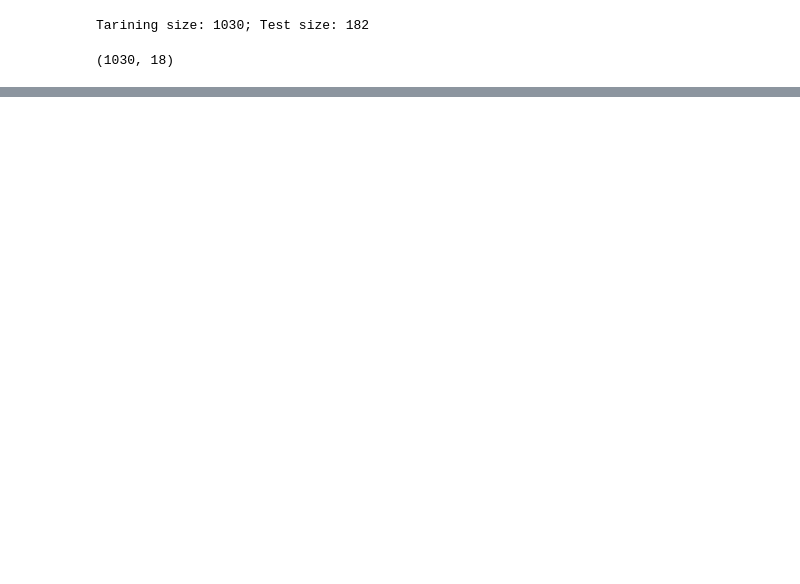
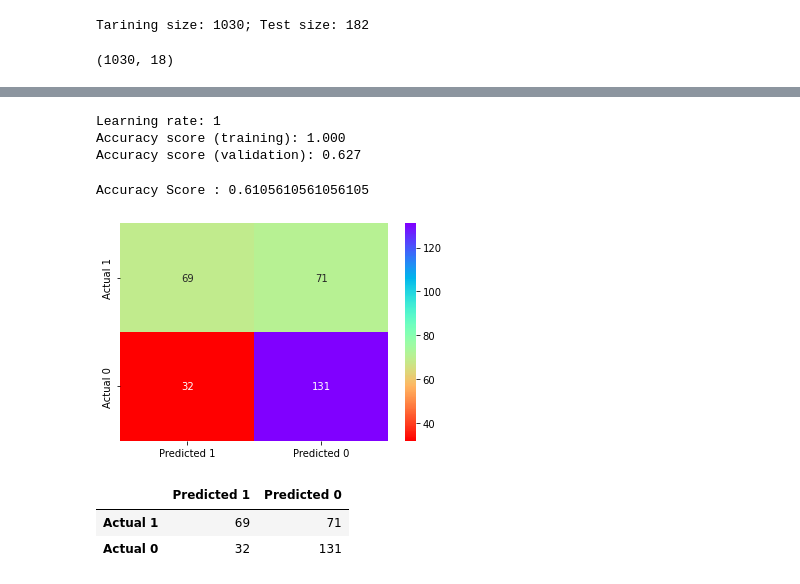
Before and after one commit to Azykan/Final-Project, a Jupyter notebook: Decision_Tree_ML.ipynb, the cells around one changed output, grey strips where cells are left out. Saved outputs shown, nothing was run; the diff lists cells and outputs as text; code cells hidden in the pictures; blank space fills up the shorter version.

```diff
--- a/Decision_Tree_ML.ipynb
+++ b/Decision_Tree_ML.ipynb
@@ -229,0 +424,5 @@ Accuracy: 62.1 %
+# %%
+# Loading data
+file_path = Path("Resources/track_analytics_full.csv")
+df_track = pd.read_csv(file_path)
+df_track.describe()
@@ -229,0 +439,15 @@ Accuracy: 62.1 %
+# %%
+X = df_tracks.copy()
+X = X.drop("rank", axis=1)
+y = df_track["rank"].values
+# %%
+X = X.drop("type",axis=1)
+X = X.drop("uri",axis=1)
+X = X.drop("id",axis=1)
+X = X.drop("track_href",axis=1)
+X= X.drop("analysis_url", axis=1)
+# %%
+from sklearn.model_selection import train_test_split
+from sklearn.preprocessing import StandardScaler
+X_train, X_test, y_train, y_test = train_test_split(X,
+   y, random_state=1)
@@ -229,0 +471,14 @@ Accuracy: 62.1 %
+# %%
+print("Learning rate:", learning_rate)
+print("Accuracy score (training): {0:.3f}".format(
+       classifier.score(
+           X_train_scaled,
+           y_train)))
+print("Accuracy score (validation): {0:.3f}".format(
+       classifier.score(
+           X_test_scaled,
+           y_test)))
+# %% [output]
+Learning rate: 1
+Accuracy score (training): 1.000
+Accuracy score (validation): 0.627
@@ -229,0 +491,25 @@ Accuracy: 62.1 %
+# %%
+from sklearn.metrics import confusion_matrix
+from sklearn.metrics import accuracy_score
+from sklearn.metrics import classification_report
+acc_score2 = accuracy_score(y_test, prediction2)
+print(f"Accuracy Score : {acc_score2}")
+# %% [output]
+Accuracy Score : 0.6105610561056105
+# %%
+cm3 = confusion_matrix(y_test, predictions)
+cm3_df = pd.DataFrame(
+   cm3, index=["Actual 1", "Actual 0"],
+   columns=["Predicted 1", "Predicted 0"]
+)
+sns.heatmap(cm3_df,cmap="rainbow_r", annot=True,fmt=".0f"
+           )
+#formatting the numbers in seaborn
+plt.show()
+
+cm3_df
+# %% [output]
+[figure, added]
+|  | Predicted 1 | Predicted 0 |
+| Actual 1 | 69 | 71 |
+| Actual 0 | 32 | 131 |
```
Also changed, not shown: parts of 48 cells of this notebook.
